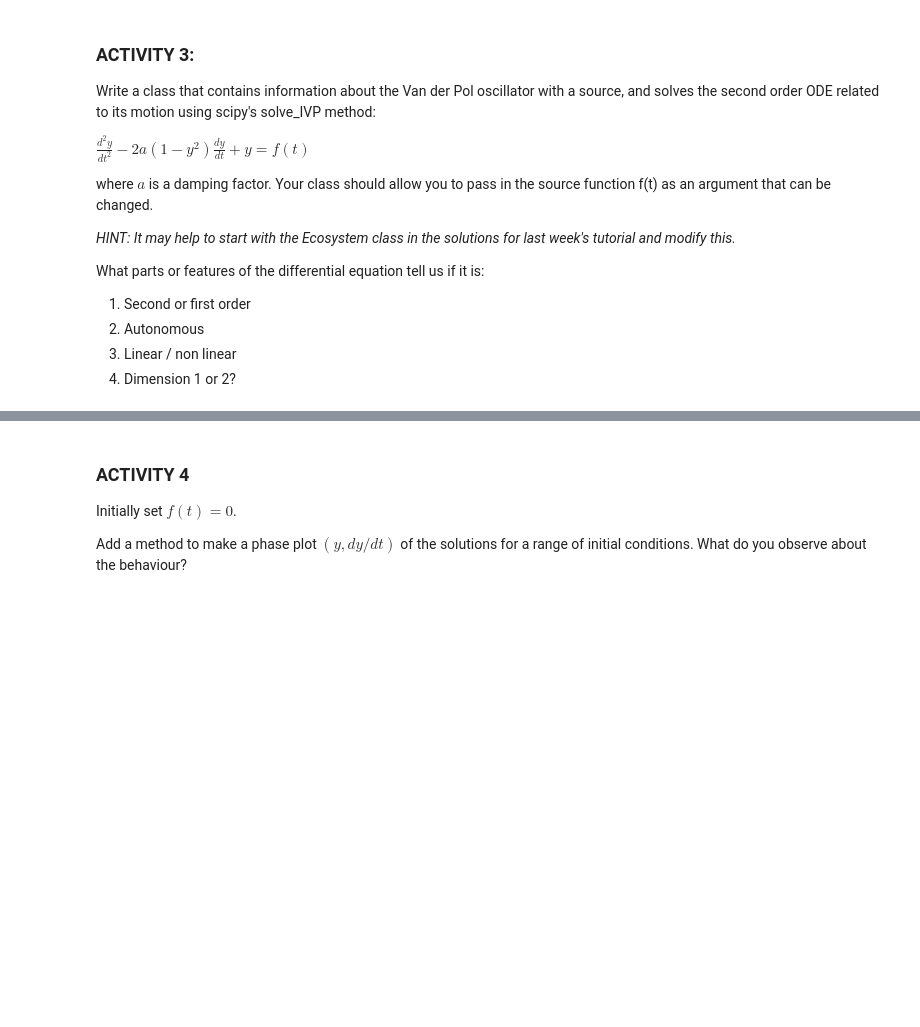
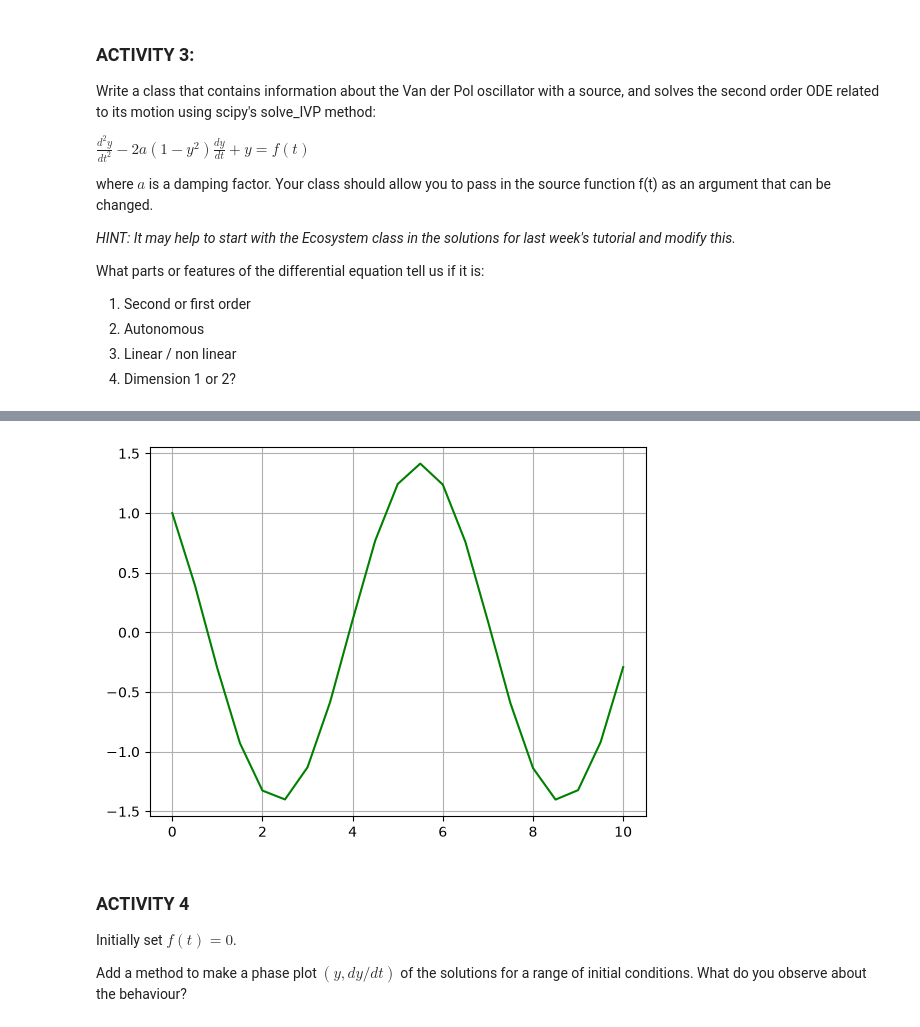
Before and after one commit to AJSUMMERS100/TopicsInSciComp, a Jupyter notebook: Notebooks/Week4_LabExercises.ipynb, the cells around one changed output, grey strips where cells are left out. Drawn from its saved outputs; the diff is of its cells as text; code cells hidden in the pictures; blank space fills up the shorter version.

```diff
--- a/Notebooks/Week4_LabExercises.ipynb
+++ b/Notebooks/Week4_LabExercises.ipynb
@@ -202,13 +208,47 @@ What parts or features of the differential equation tell us if it is:
 # %%
+from scipy.integrate import solve_ivp
+
 class VanDerPolOscillator:
+   def __init__(self, a, max_time, N_time_steps, v0, y0):
+      self.a = a
+      self.max_time = max_time
+      self.N_time_steps = N_time_steps
+      self.v0=v0
+      self.y0=y0
+      self.v_solution = []
+      self.y_solution = []
+      self.t_solution = []
 
-    """Definition...
+   def t_function(self):
+      return 0
 
-       attributes:
 
-       methods:
+   def calculate_dvdt(self, t, y):
+      v_now, y_now = y[0], y[1]
+      dydt = np.zeros_like(y)
+      dydt[1] = v_now
+      dydt[0] = 2*self.a*(1-y_now**2)*v_now - y_now + self.t_function()
+      return dydt
 
-    """
+   def calculate_dydt(self):
+      delta_t = self.max_time / self.N_time_steps
+      t_solution = np.linspace(0, self.max_time, self.N_time_steps+1)
+      solution = solve_ivp(self.calculate_dvdt, [0,self.max_time],
+                        [self.v0,self.y0], t_eval=t_solution)
+
+      self.t_solution = solution.t
+      self.y_solution = solution.y[0]
+   def plot_solution(self):
+      plt.plot(self.t_solution, self.y_solution, 'g-', label="solve for y")
+      plt.grid()
+
+
+
+a=VanDerPolOscillator(0.000, 10, 20, 1, 1)
+a.calculate_dydt()
+a.plot_solution()
+# %% [output]
+[figure, added]
 # %% [markdown]
 ### ACTIVITY 4
 
```
Also changed, not shown: parts of 1 cell of this notebook.
